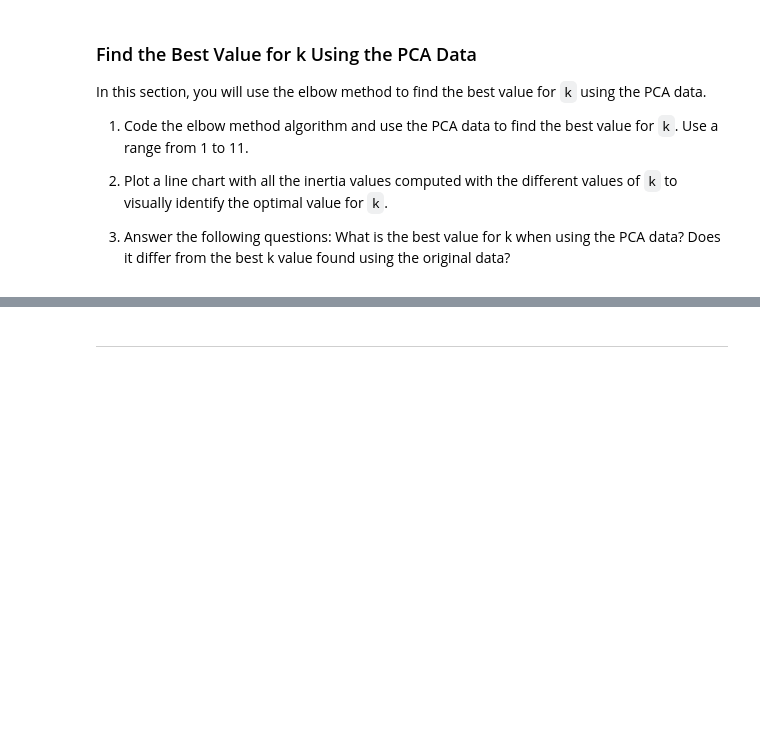
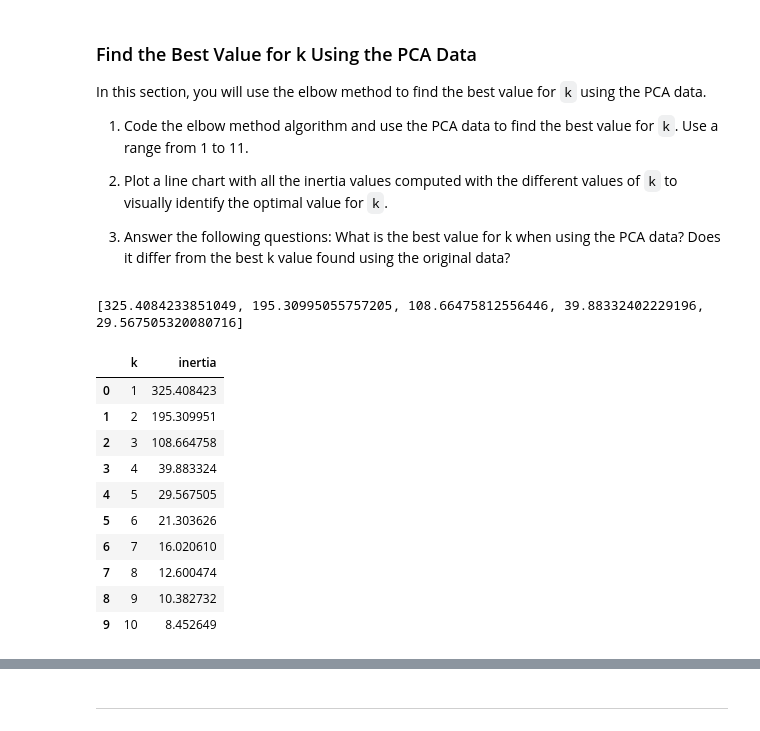
Before and after one commit to elliotlozano/crypto_performance_clustering, a Jupyter notebook: crypto_investments.ipynb, the cells around one changed output, grey strips where cells are left out. Drawn from its saved outputs; the diff is of its cells as text; code cells hidden in the pictures; blank space fills up the shorter version.

Commit message:
code for elbow curve using PCA data for k optimization

```diff
--- a/crypto_investments.ipynb
+++ b/crypto_investments.ipynb
@@ -322,23 +330,47 @@ In this section, you will use the elbow method to find the best value for `k` us
 # %%
 # Create a list with the number of k-values to try
 # Use a range from 1 to 11
-# YOUR CODE HERE!
+k = list(range(1, 11))
 # %%
 # Create an empy list to store the inertia values
-# YOUR CODE HERE!
+inertia = []
 # %%
 # Create a for loop to compute the inertia with each possible value of k
 # Inside the loop:
 # 1. Create a KMeans model using the loop counter for the n_clusters
 # 2. Fit the model to the data using `df_market_data_pca`
 # 3. Append the model.inertia_ to the inertia list
-# YOUR CODE HERE!
+for i in k:
+    model = KMeans(n_clusters = i, random_state = 0)
+    model.fit(df_crypto_pca)
+    inertia.append(model.inertia_)
+
+# Review
+print(inertia[0:5])
+# %% [output]
+[325.4084233851049, 195.30995055757205, 108.66475812556446, 39.88332402229196, 29.567505320080716]
 # %%
 # Create a dictionary with the data to plot the Elbow curve
-# YOUR CODE HERE!}
+elbow_data = {
+    "k" : k,
+    "inertia" : inertia
+}
 
 # Create a DataFrame with the data to plot the Elbow curve
-# YOUR CODE HERE!
+df_elbow_data = pd.DataFrame(elbow_data)
+df_elbow_data
+# %% [output]
+|  | k | inertia |
+| 0 | 1 | 325.408423 |
+| 1 | 2 | 195.309951 |
+| 2 | 3 | 108.664758 |
+| 3 | 4 | 39.883324 |
+| 4 | 5 | 29.567505 |
+| 5 | 6 | 21.303626 |
+| 6 | 7 | 16.020610 |
+| 7 | 8 | 12.600474 |
+| 8 | 9 | 10.382732 |
+| 9 | 10 | 8.452649 |
 # %%
 # Plot a line chart with all the inertia values computed with
 # the different values of k to visually identify the optimal value for k.
```
Also changed, not shown: parts of 7 cells of this notebook.
